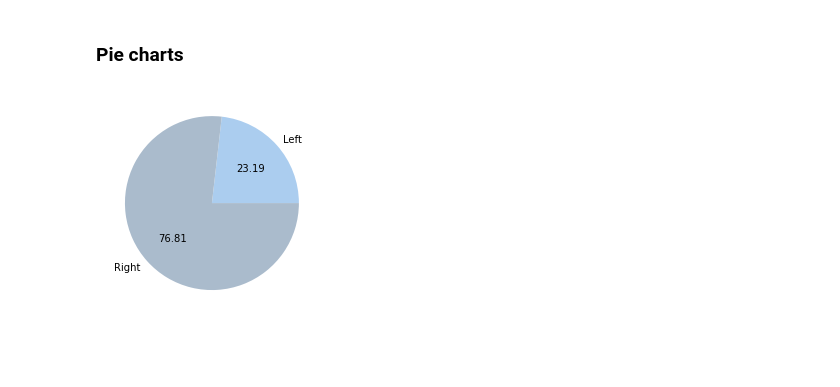
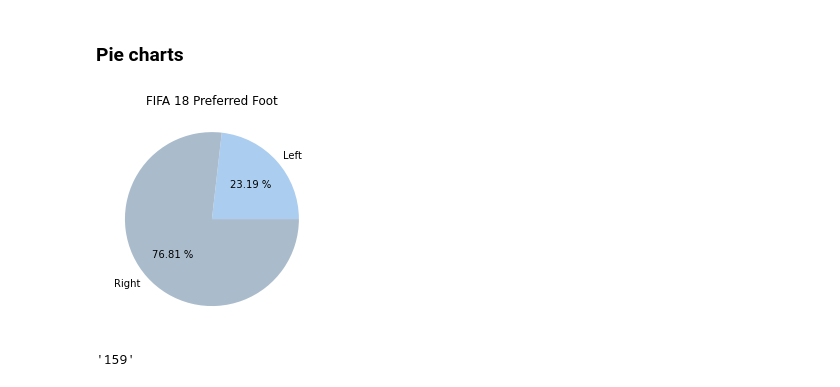
Before and after one commit to sheddyranking/Data-Visualization, a Jupyter notebook: matplotlib1.py.ipynb, the cells around one changed output. Saved outputs shown, nothing was run; the diff lists cells and outputs as text; code cells hidden in the pictures; blank space fills up the shorter version.

```diff
--- a/matplotlib1.py.ipynb
+++ b/matplotlib1.py.ipynb
@@ -85,14 +85,26 @@ plt.show()
 # %%
 #Filter out the preferred foot from the data
 
 left = fifa.loc[fifa['Preferred Foot'] == 'Left'].count()[0]
 right = fifa.loc[fifa['Preferred Foot'] == 'Right'].count()[0]
 
 labels = ['Left', 'Right']
 colors = ['#abcdef', '#aabbcc']
 
-plt.pie([left,right], labels=labels, colors=colors, autopct='%.2f')
+plt.pie([left,right], labels=labels, colors=colors, autopct='%.2f %%')
+
+plt.title('FIFA 18 Preferred Foot')
+
+plt.savefig('Preferred_foot.png', dpi = 200)
 
 plt.show()
 # %% [output]
-[figure, old version]
+[figure, new version]
+# %%
+#REMOVING THE lbs in the weight
+
+fifa.Weight = [int(x.strip('lbs')) if type(x) == str else x for x in  fifa.Weight]
+
+fifa.Weight[0]
+# %% [output]
+'159'
```
Also changed, not shown: 1 other file.
